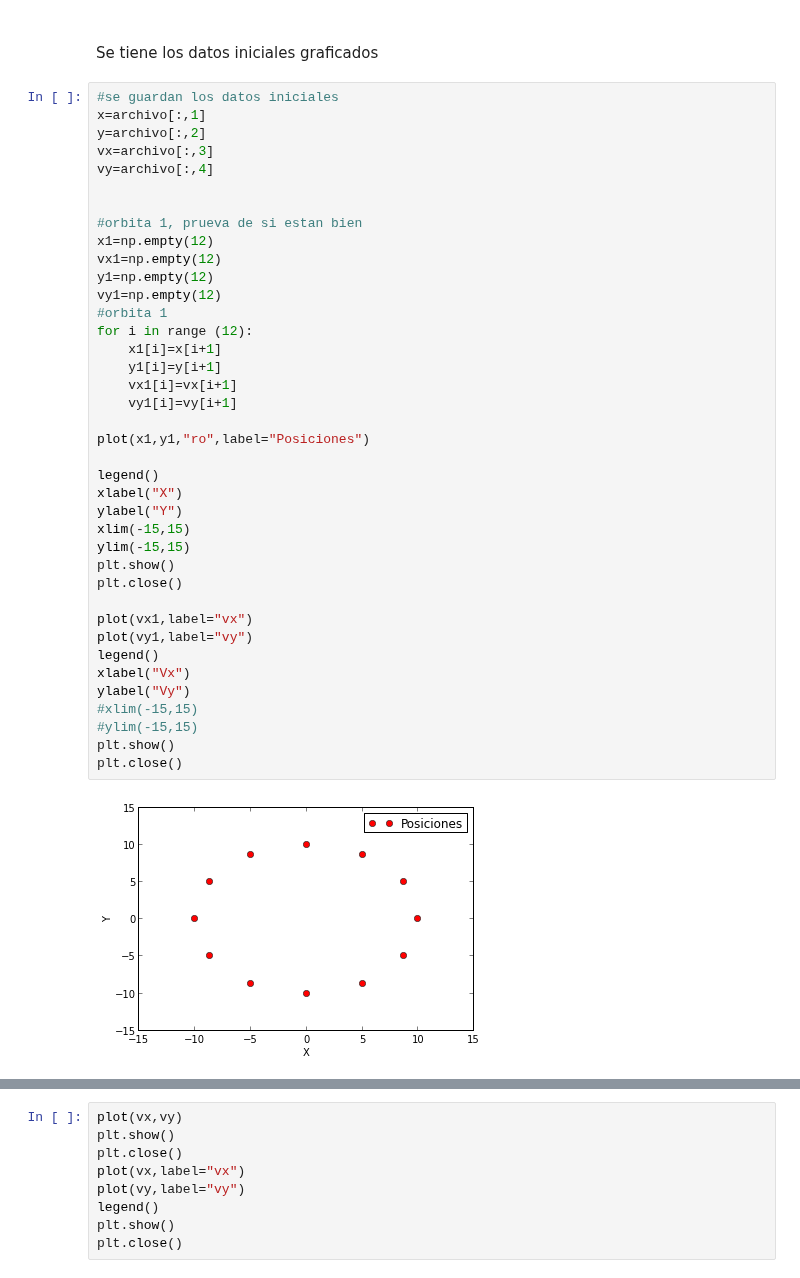
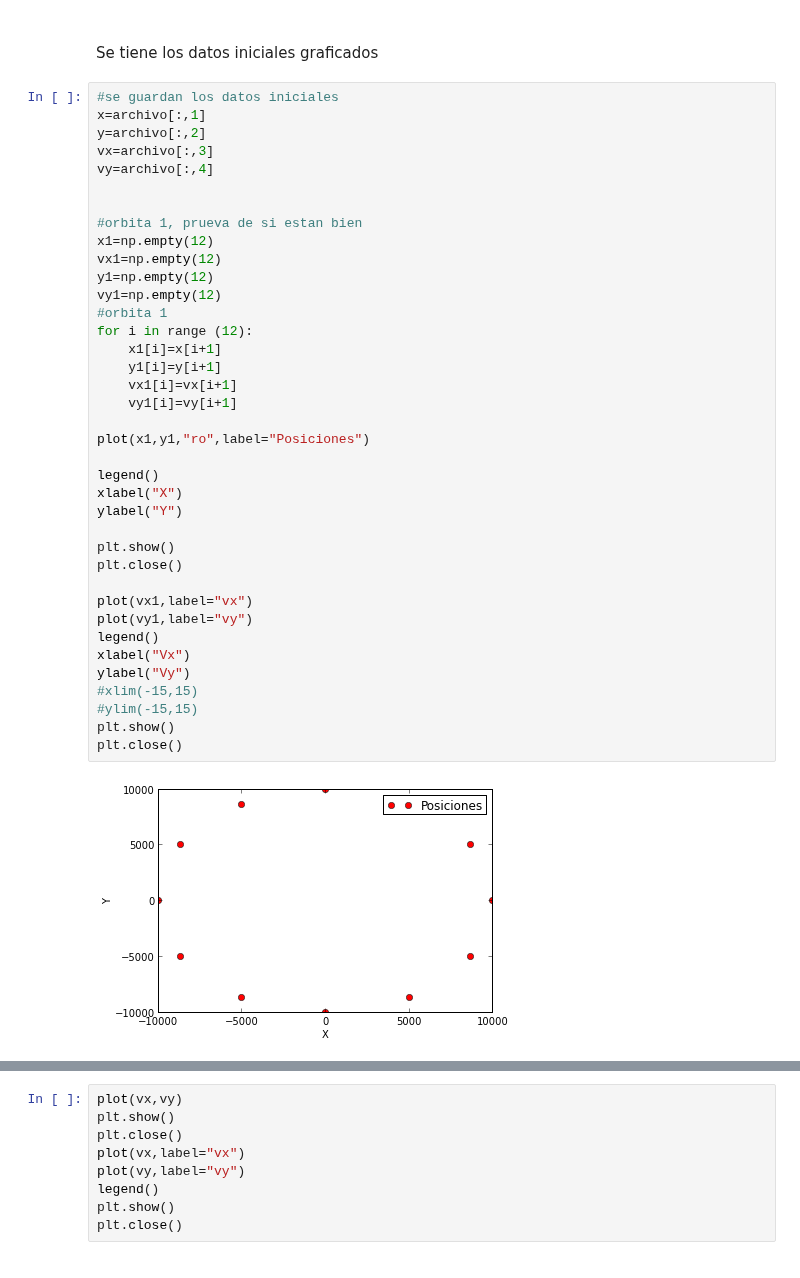
Before and after one commit to daniel-lozano/tarea6, a Jupyter notebook: datos_iniciales.ipynb, the cells around one changed output, grey strips where cells are left out. Drawn from its saved outputs; the diff is of its cells as text.

```diff
--- a/datos_iniciales.ipynb
+++ b/datos_iniciales.ipynb
@@ -23,34 +23,33 @@ vy=archivo[:,4]
 #orbita 1, prueva de si estan bien
 x1=np.empty(12)
 vx1=np.empty(12)
 y1=np.empty(12)
 vy1=np.empty(12)
 #orbita 1
 for i in range (12):
     x1[i]=x[i+1]
     y1[i]=y[i+1]
     vx1[i]=vx[i+1]
     vy1[i]=vy[i+1]
 
 plot(x1,y1,"ro",label="Posiciones")
 
 legend()
 xlabel("X")
 ylabel("Y")
-xlim(-15,15)
-ylim(-15,15)
+
 plt.show()
 plt.close()
 
 plot(vx1,label="vx")
 plot(vy1,label="vy")
 legend()
 xlabel("Vx")
 ylabel("Vy")
 #xlim(-15,15)
 #ylim(-15,15)
 plt.show()
 plt.close()
 # %% [output]
-[figure, old version]
+[figure, new version]
 [figure]
```
Also changed, not shown: parts of 4 cells of this notebook, 13 other files.
